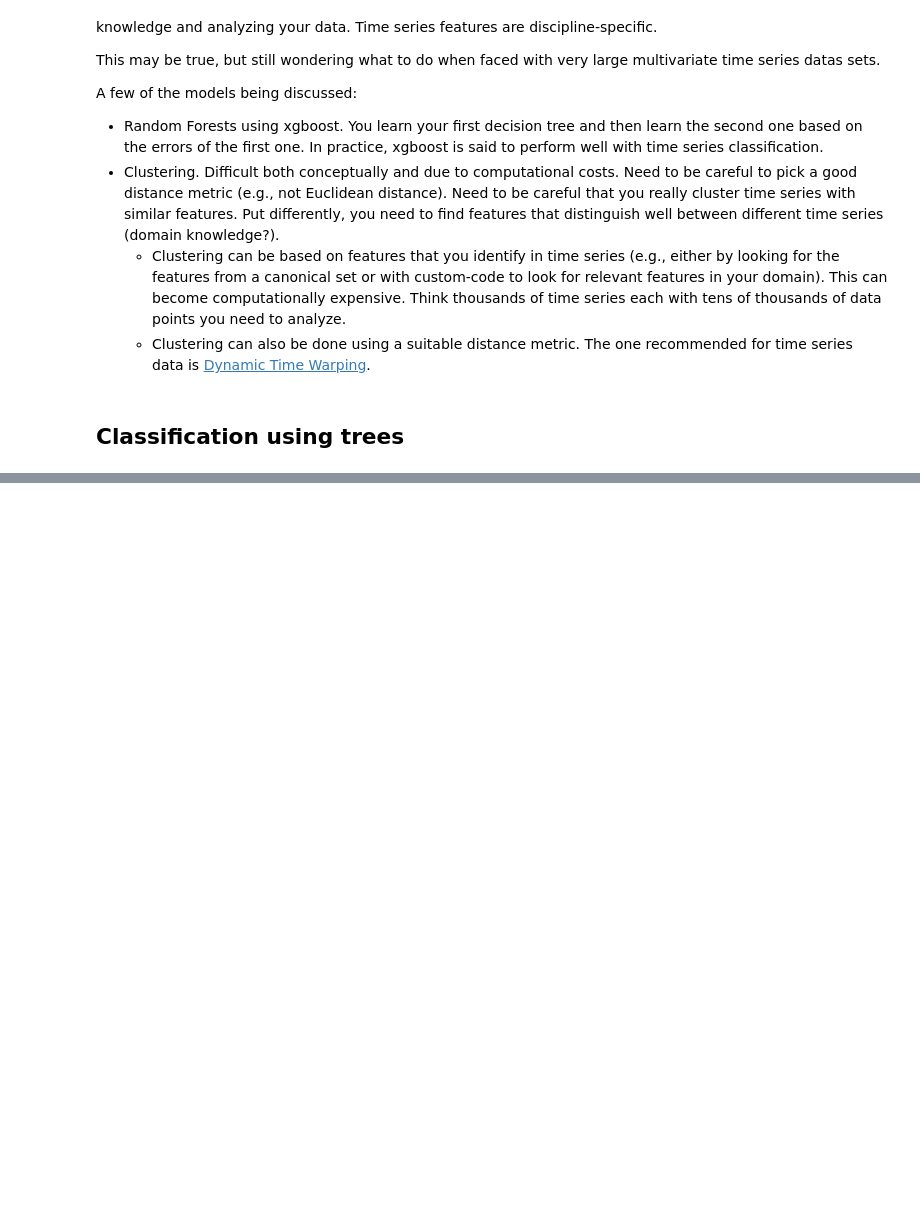
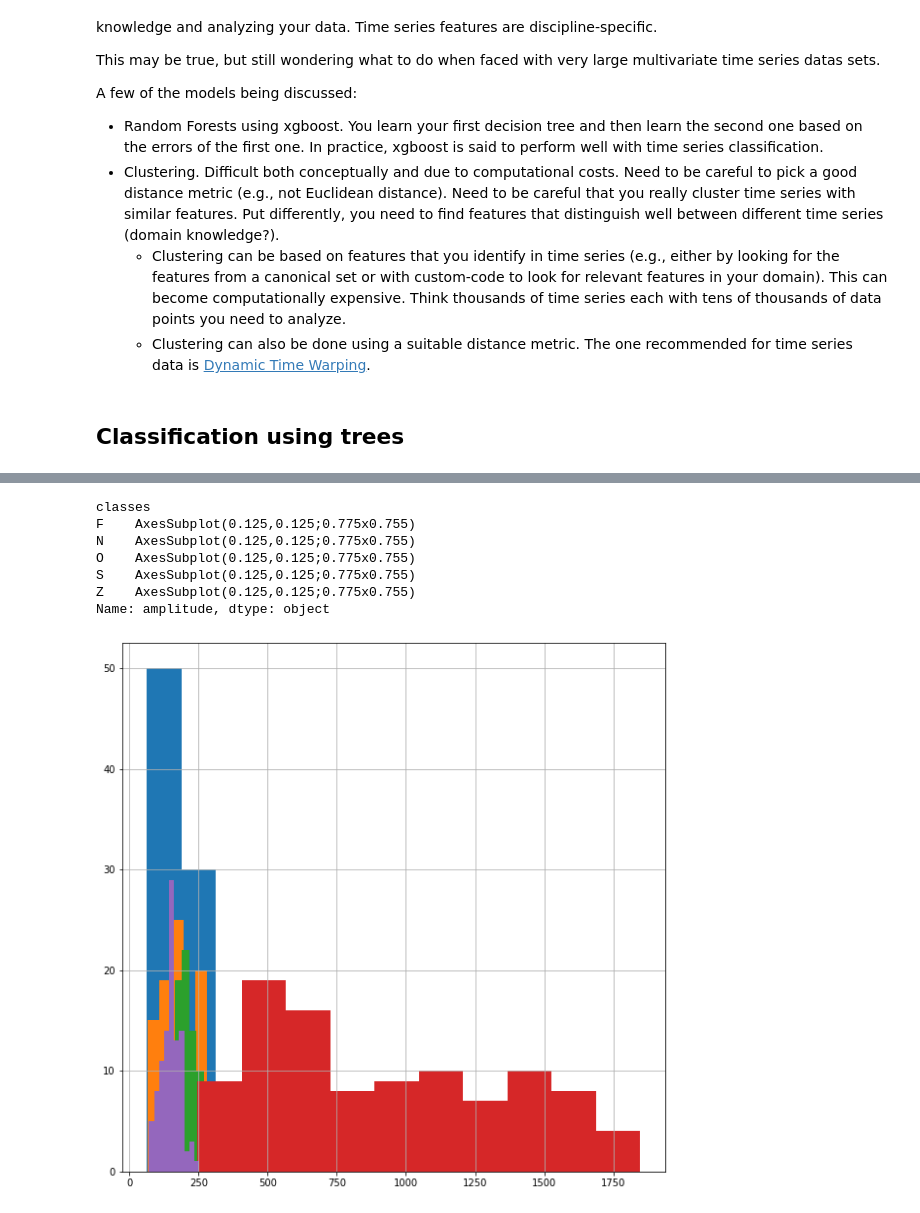
Before and after one commit to drbwa/timeserieseda, a Jupyter notebook: scipy2019/scipy2019-2-ml-models.ipynb, the cells around one changed output, grey strips where cells are left out. Drawn from its saved outputs; the diff is of its cells as text; code cells hidden in the pictures; blank space fills up the shorter version.

```diff
--- a/scipy2019/scipy2019-2-ml-models.ipynb
+++ b/scipy2019/scipy2019-2-ml-models.ipynb
@@ -50,0 +193,3 @@ There are packages that can extract features from time series. `cesium` is one s
+# %%
+fset_cesium['classes'] = eeg['classes']
+fset_cesium.columns = fset_cesium.columns.droplevel(-1)
@@ -50,0 +205,11 @@ There are packages that can extract features from time series. `cesium` is one s
+# %%
+fset_cesium.groupby('classes')['amplitude'].hist()
+# %% [output]
+classes
+F    AxesSubplot(0.125,0.125;0.775x0.755)
+N    AxesSubplot(0.125,0.125;0.775x0.755)
+O    AxesSubplot(0.125,0.125;0.775x0.755)
+S    AxesSubplot(0.125,0.125;0.775x0.755)
+Z    AxesSubplot(0.125,0.125;0.775x0.755)
+Name: amplitude, dtype: object
+[figure, added]
```
Also changed, not shown: parts of 37 cells of this notebook, 1 other file.
